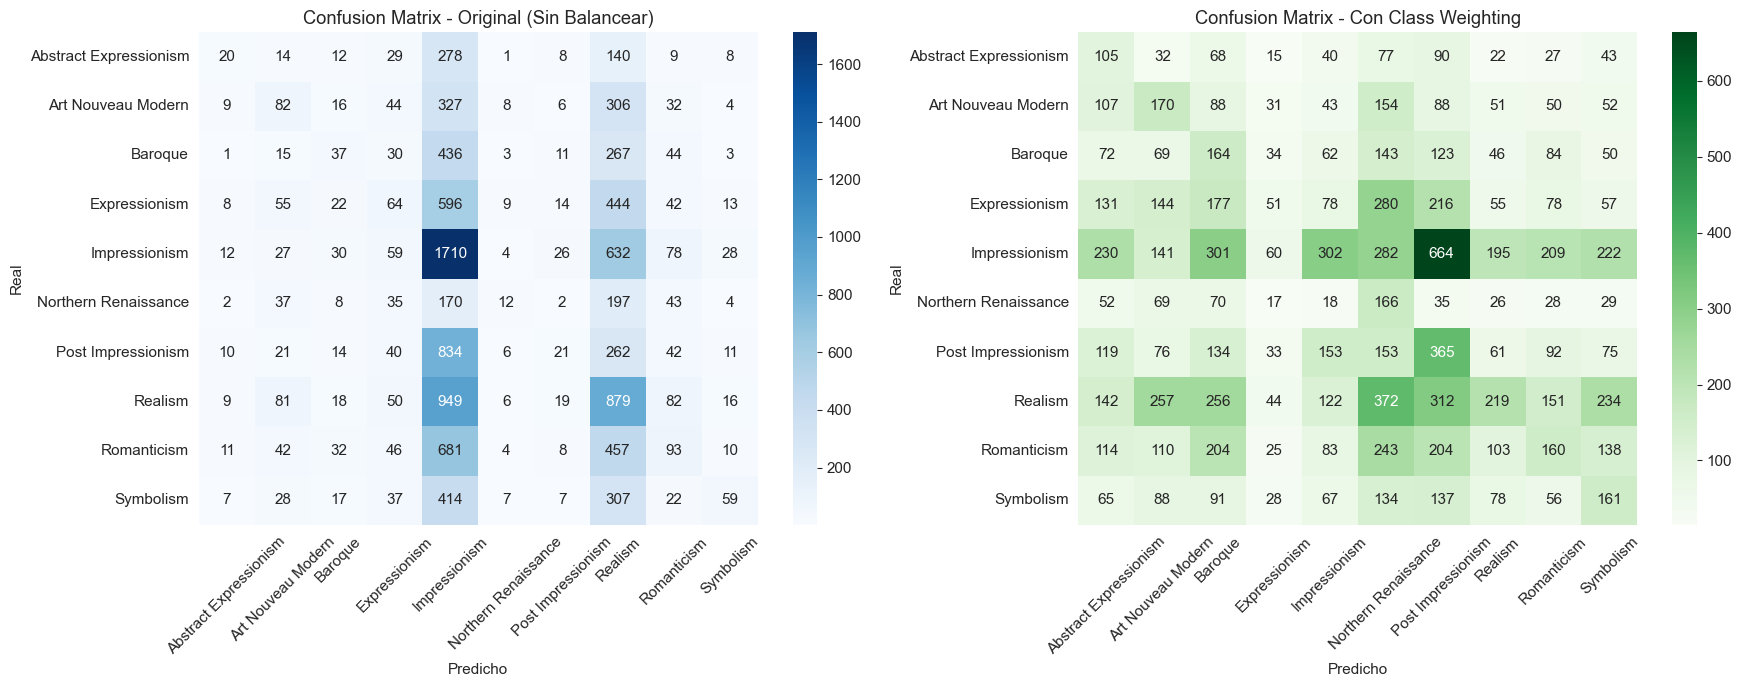
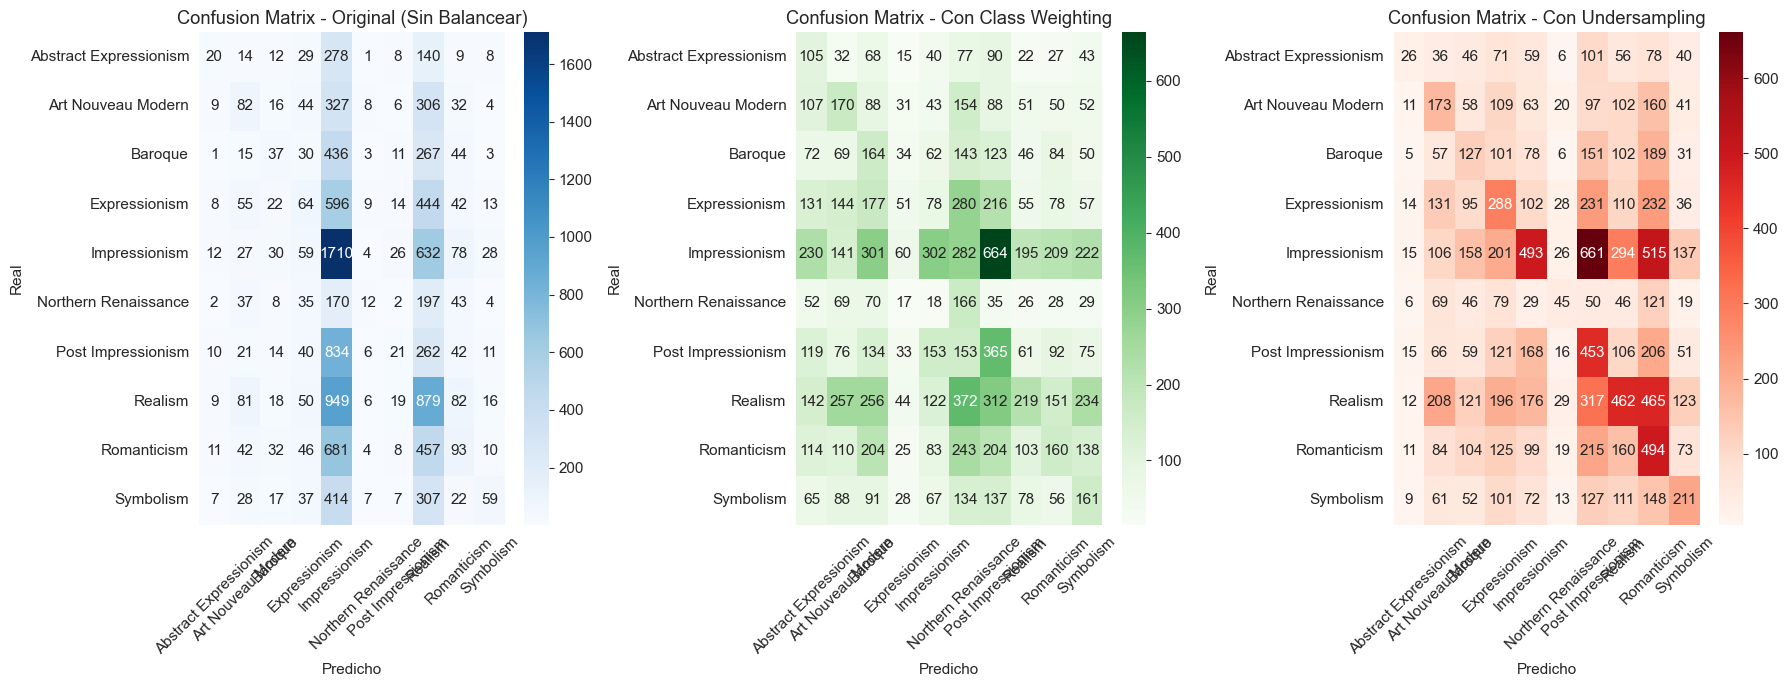
The notebook cell's code change between the first figure and the second:
--- before
+++ after
@@ -1,6 +1,7 @@
 cm_orig = confusion_matrix(y_te, y_pred)
 cm_bal = confusion_matrix(y_te, y_pred_balanced)
+cm_under = confusion_matrix(y_te, y_pred_res)
 
-fig, axes = plt.subplots(1, 2, figsize=(18, 7))
+fig, axes = plt.subplots(1, 3, figsize=(18, 7))
 
 sns.heatmap(cm_orig, annot=True, fmt='d', cmap='Blues', ax=axes[0],
@@ -18,4 +19,11 @@
 axes[1].tick_params(axis='x', rotation=45)
 
+sns.heatmap(cm_under, annot=True, fmt='d', cmap='Reds', ax=axes[2],
+            xticklabels=le_genre.classes_, yticklabels=le_genre.classes_)
+axes[2].set_title('Confusion Matrix - Con Undersampling')
+axes[2].set_xlabel('Predicho')
+axes[2].set_ylabel('Real')
+axes[2].tick_params(axis='x', rotation=45)
+
 plt.tight_layout()
 plt.show()

Commit: sesion de proyecto3